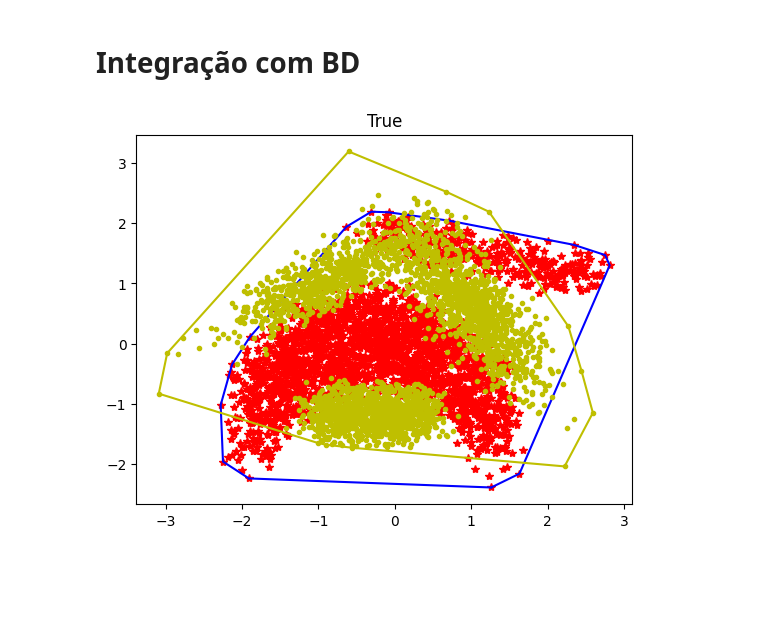
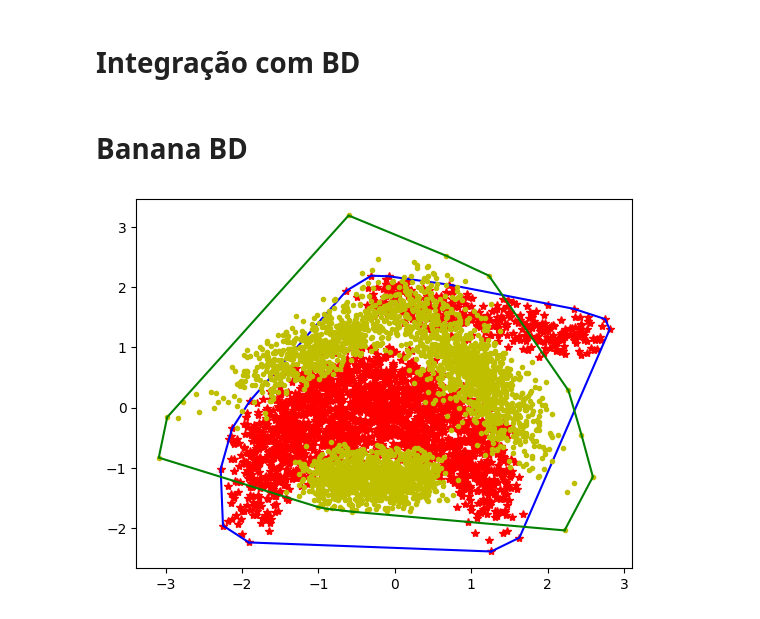
Before and after one commit to Gcastelo01/TP1_Alg2, a Jupyter notebook: TP1_Classificador.ipynb, the cells around one changed output. Drawn from its saved outputs; the diff is of its cells as text; code cells hidden in the pictures; blank space fills up the shorter version.

Commit message:
DB + alguns plots

```diff
--- a/TP1_Classificador.ipynb
+++ b/TP1_Classificador.ipynb
@@ -473,6 +473,26 @@ def testTo(n:int):
 # Integração com BD
 # %%
 # %pip install pandas
+# %% [markdown]
+# Banana BD
+# %%
+import pandas as pd
+def plotClass(List, ax, dotType='r*', envType='b-', compareCol1=1, compareCol2=2):
+    # Recebe uma tabela com duas colunas referentes ao x e y da classe
+    x = []
+    y  = []
+    dot_list = []
+    for row in List.itertuples():
+        a = row[compareCol1]
+        b = row[compareCol2]
+        dot = Dot(a, b)
+        x.append(a)
+        y.append(b)
+        dot_list.append(dot)
+
+    sorted_list = sortDotsByPolarAngle(dot_list)
+    env = Graham(sorted_list)
+    plotEnvoltoria(ax, dot_list, env, dotType=dotType, envType=envType)
 # %%
 import pandas as pd
 
@@ -480,41 +500,9 @@ banana = pd.read_csv('./data/banana.csv', delimiter=',')
 
 aType = banana[banana['Class'] == 1]
 bType = banana[banana['Class'] == -1]
-# %%
-fig, ax = plt.subplots()
-
-# ----------------------------
-dot_list_a = []
-
-for row in aType.itertuples():
-    x = row[1]
-    y = row[2]
-
-    a = Dot(x, y)
-    dot_list_a.append(a)
-
-sorted_list_a = sortDotsByPolarAngle(dot_list_a)
-env_banana_a = Graham(sorted_list_a)
-
-plotEnvoltoria(ax, dot_list_a, env_banana_a)
-# ---------------------------------
-dot_list_b = []
-
-for row in bType.itertuples():
-    x = row[1]
-    y = row[2]
-
-    b = Dot(x, y)
-    dot_list_b.append(b)
-
-sorted_list_b = sortDotsByPolarAngle(dot_list_b)
-env_banana_b = Graham(sorted_list_b)
-
-
-plotEnvoltoria(ax, dot_list_b, env_banana_b, dotType='y.', envType='y-')
-
-endPointList, segmentsList = preProcessConvexHull(EnvoltoriaA= env_banana_a, EnvoltoriaB= env_banana_b)
-ax.set_title(sweepLineIntersection(endPointList, segmentsList))
-plt.show()
-# %% [output]
-[figure, removed]
+# %%
+fig, ax = plt.subplots()
+plotClass(aType, ax)
+plotClass(bType, ax, dotType='y.', envType='g-')
+# %% [output]
+[figure, added]
```
Also changed, not shown: parts of 7 cells of this notebook, 4 other files.
